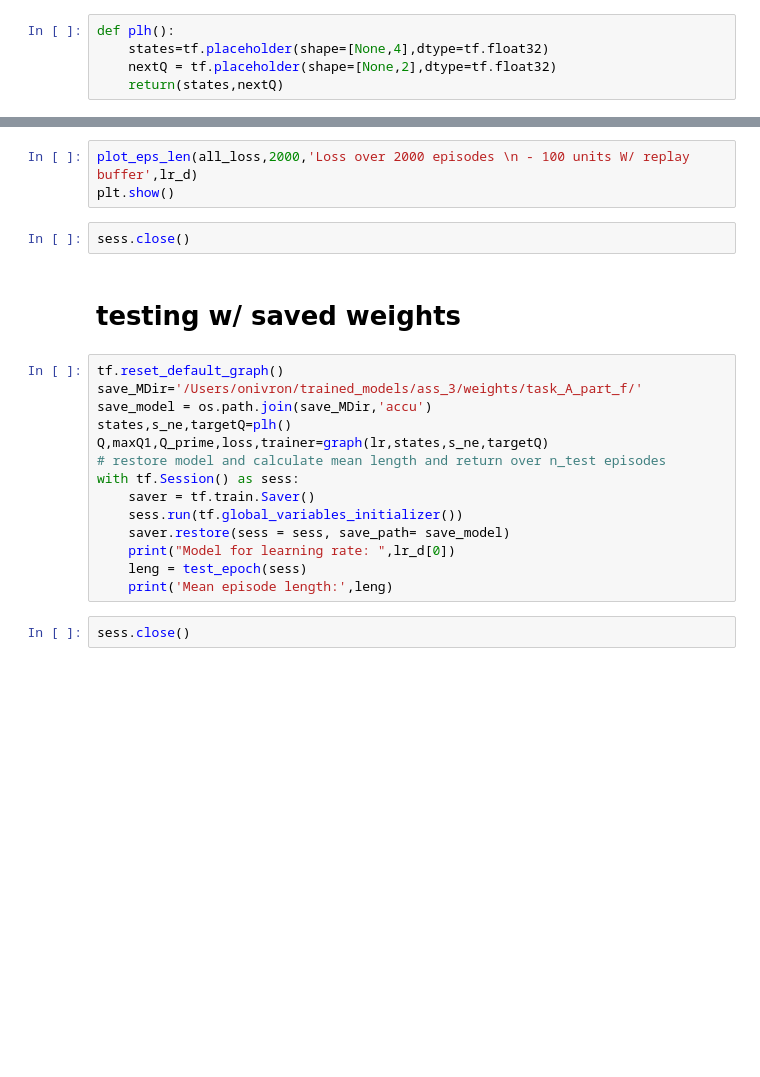
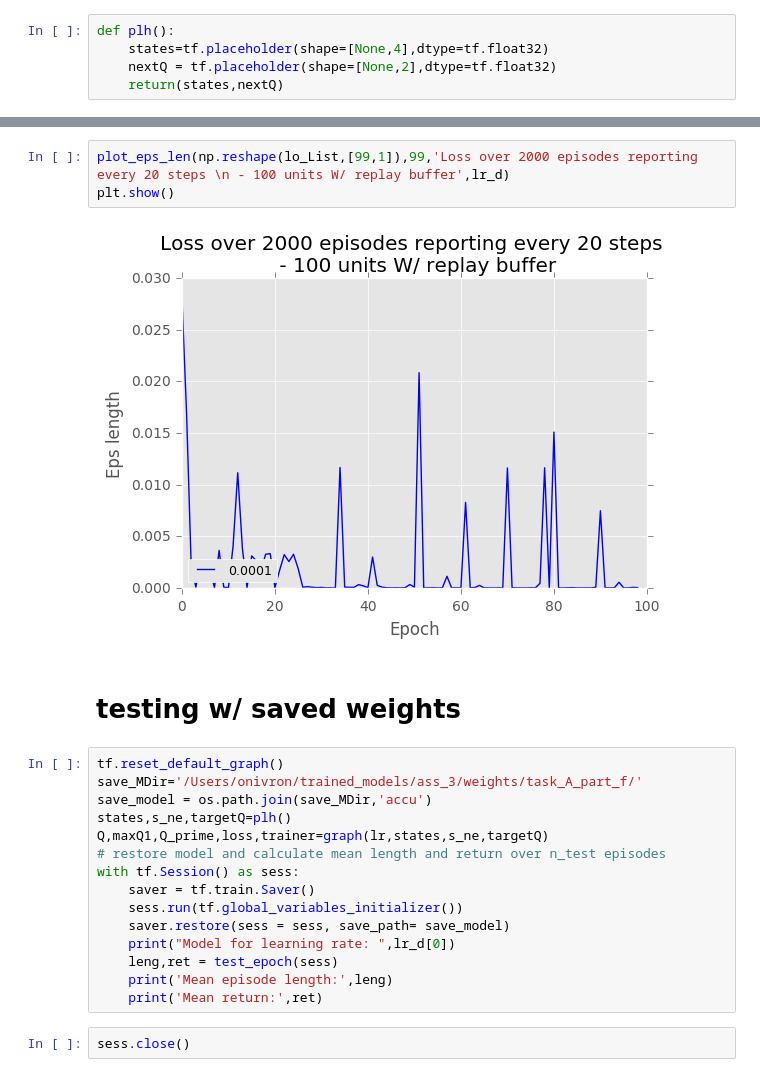
Before and after one commit to omernivro/Deep, a Jupyter notebook: assignment_3_gym_note.ipynb, the cells around one changed output, grey strips where cells are left out. Drawn from its saved outputs; the diff is of its cells as text; blank space fills up the shorter version.

```diff
--- a/assignment_3_gym_note.ipynb
+++ b/assignment_3_gym_note.ipynb
@@ -1081,8 +991,8 @@ plt.show()
 # %%
-plot_eps_len(all_loss,2000,'Loss over 2000 episodes \n - 100 units W/ replay buffer',lr_d)
+plot_eps_len(np.reshape(lo_List,[99,1]),99,'Loss over 2000 episodes reporting every 20 steps \n - 100 units W/ replay buffer',lr_d)
 plt.show()
+# %% [output]
+[figure, added]
-# %%
-sess.close()
 # %% [markdown]
 <h1> testing w/ saved weights </h1>
 # %%
@@ -1097,8 +1007,9 @@ with tf.Session() as sess:
     sess.run(tf.global_variables_initializer())
     saver.restore(sess = sess, save_path= save_model)
     print("Model for learning rate: ",lr_d[0])
-    leng = test_epoch(sess)
+    leng,ret = test_epoch(sess)
     print('Mean episode length:',leng)
+    print('Mean return:',ret)
 # %%
 sess.close()
 # %% [markdown]
```
Also changed, not shown: parts of 76 cells of this notebook.
